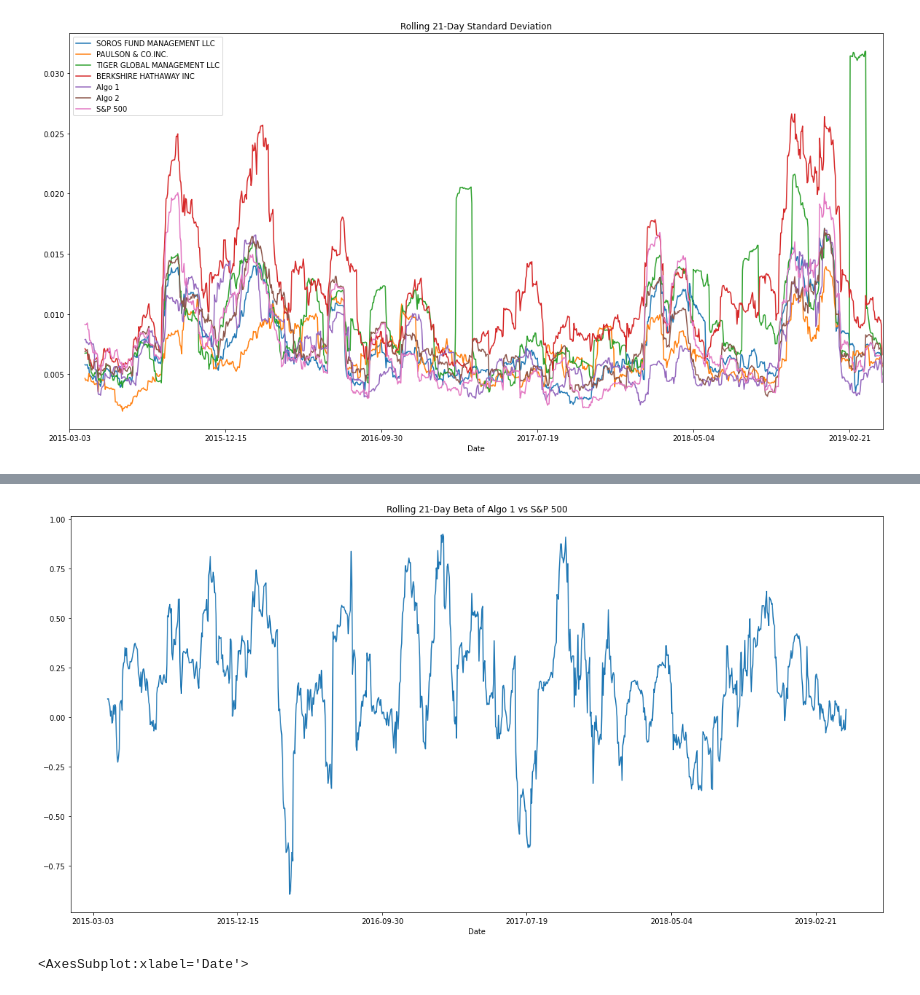
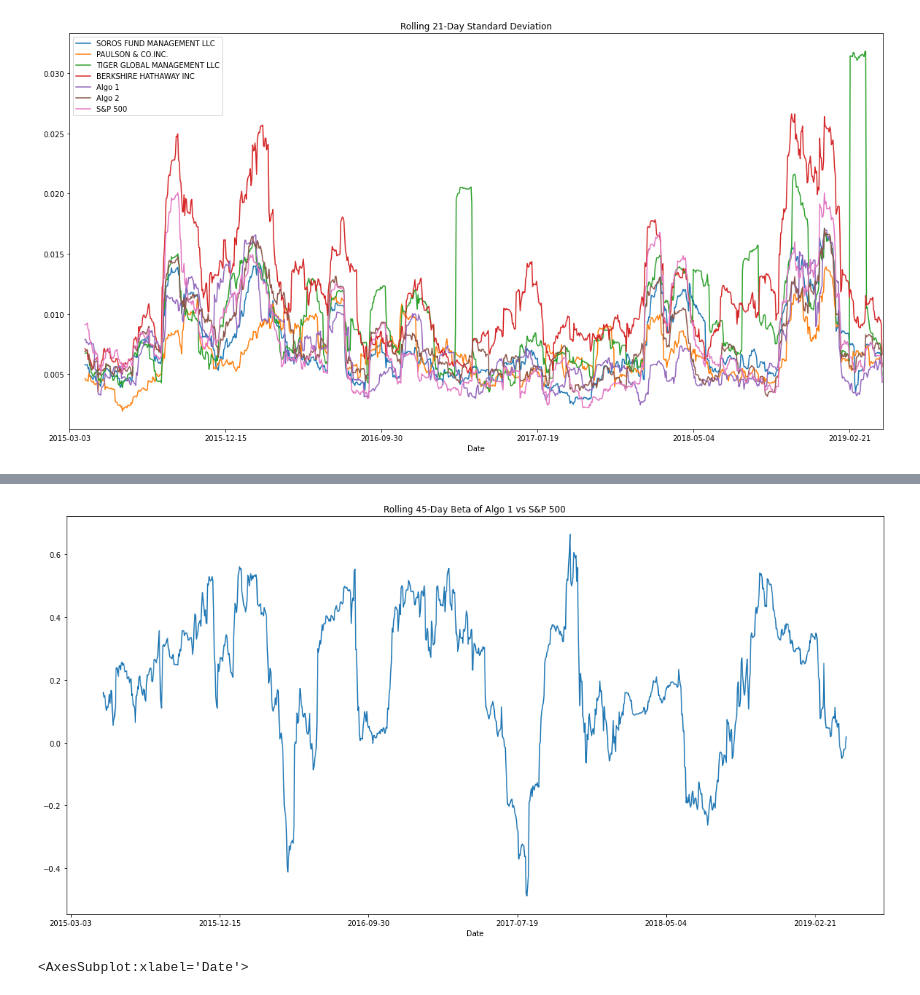
Before and after one commit to moartheta/A-Whale-off-the-Portfolio, a Jupyter notebook: whale_analysis.ipynb, the cells around one changed output, grey strips where cells are left out. Saved outputs shown, nothing was run; the diff lists cells and outputs as text; code cells hidden in the pictures.

```diff
--- a/whale_analysis.ipynb
+++ b/whale_analysis.ipynb
@@ -326,12 +337,12 @@ correlation
 # %%
 # Calculating Beta for a single portfolio compared to the total market (S&P 500)
 # The below code is dynamic.  You can change the window, benchmark, and comparison pfo from the variables to quickly compare different strategies
-beta_window = 21
+beta_window = 45
 comparison_pfo = "Algo 1"
 benchmark = "S&P 500"
 rolling_beta = (combined_pfo[comparison_pfo].rolling(window=beta_window).cov(combined_pfo[benchmark]) / combined_pfo[benchmark].rolling(window=beta_window).var()).plot(figsize=(20,10), title=f"Rolling {beta_window}-Day Beta of {comparison_pfo} vs {benchmark}")
 # %% [output]
-[figure, old version]
+[figure, new version]
 # %%
 # Calculating a rolling window using the exponentially weighted moving average.
 combined_ewm = combined_pfo.ewm(halflife=21).std()
```
Also changed, not shown: parts of 4 cells of this notebook.
